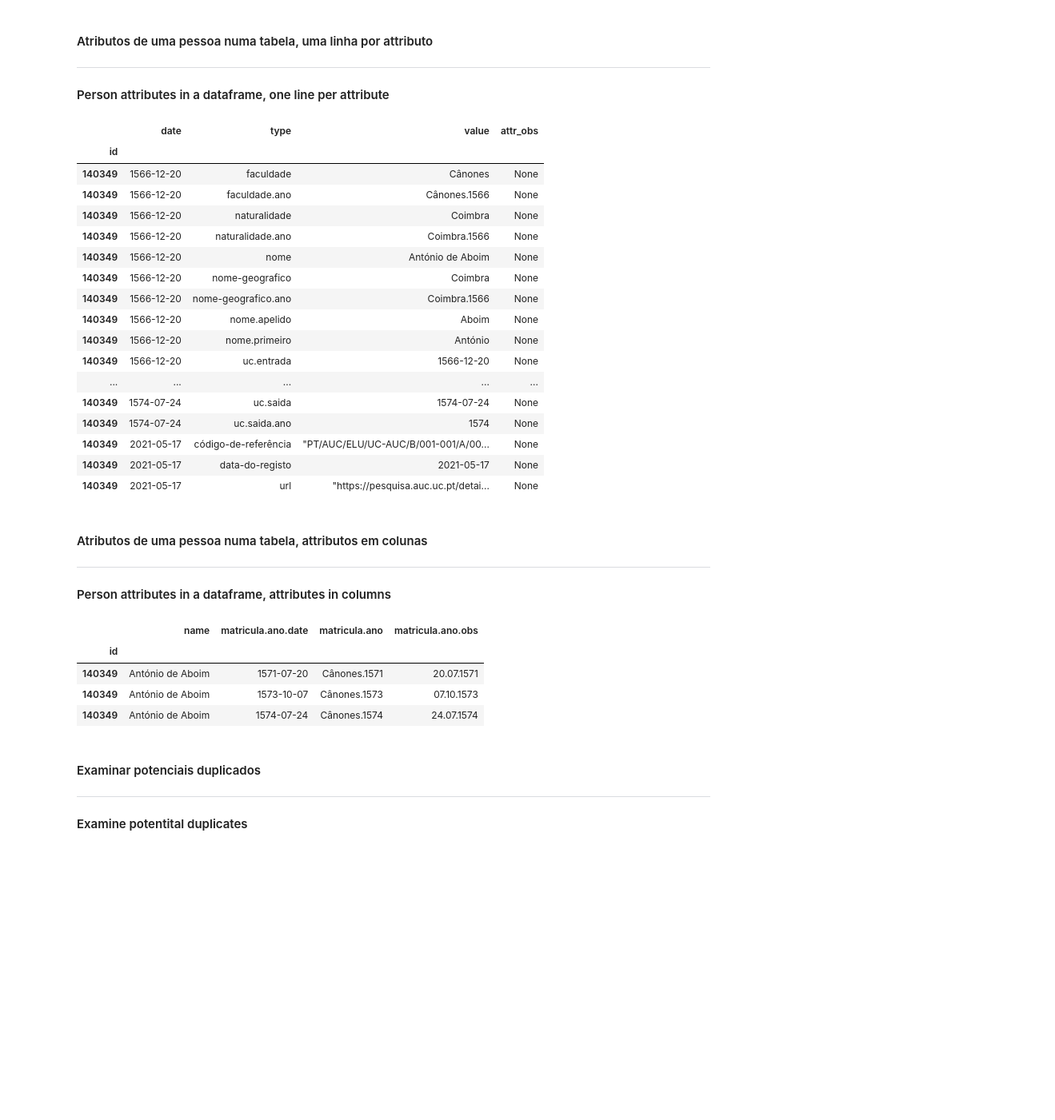
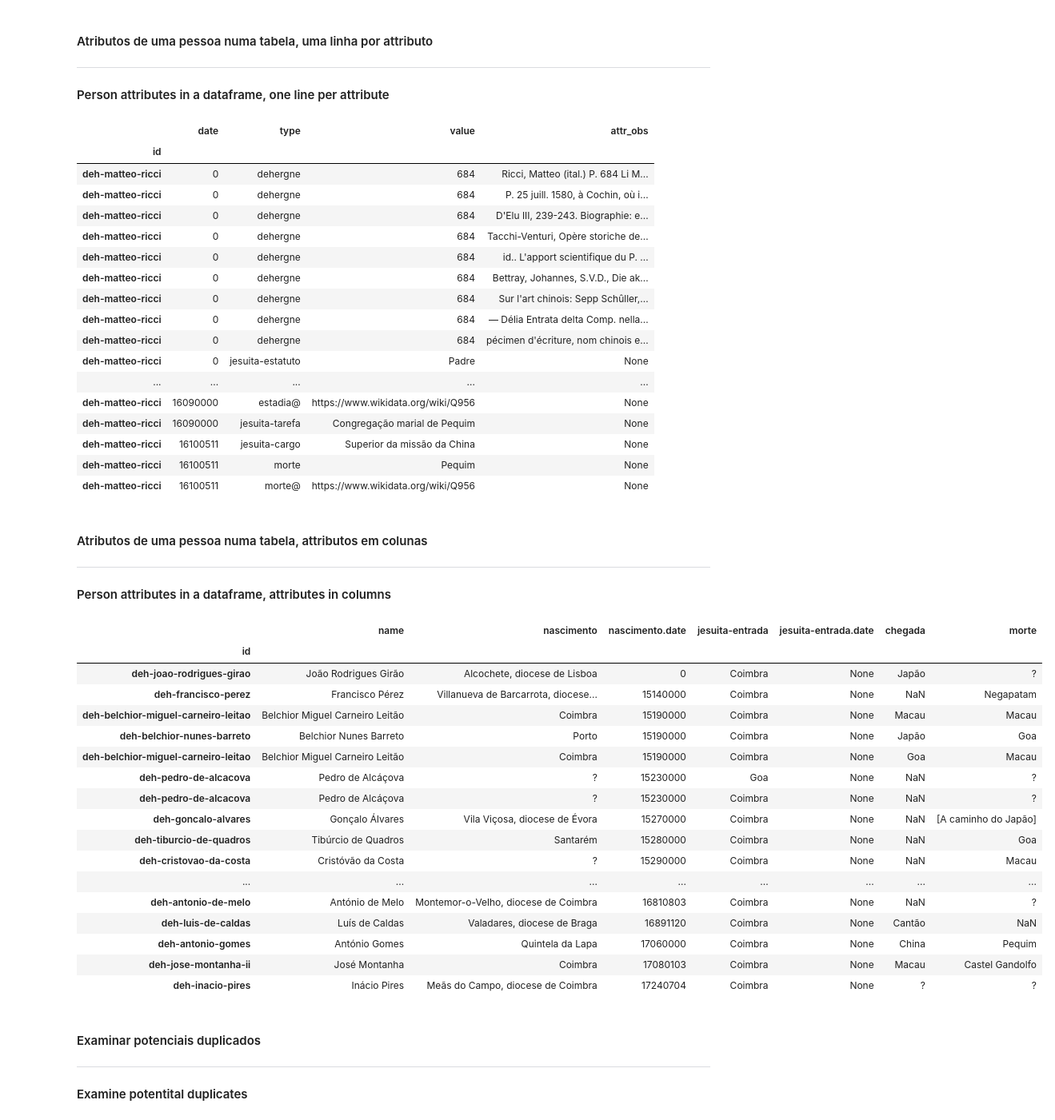
Before and after one commit to joaquimrcarvalho/dehergne-locations, a Jupyter notebook: notebooks/1-receipts.ipynb, the cells around one changed output. Shown at 80% size. Cells and saved outputs as stored; diff of their text form; code cells hidden in the pictures; blank space fills up the shorter version.

```diff
--- a/notebooks/1-receipts.ipynb
+++ b/notebooks/1-receipts.ipynb
@@ -479,12 +499,13 @@ from timelink.pandas import entities_with_attribute
 # Get list of people with with a certain value in a specific attribute
 df = entities_with_attribute(
                     entity_type='person',
-                    the_type='naturalidade',
+                    the_type='jesuita-entrada',
                     the_value='Coimbra',
                     more_info=['name','sex'],
-                    name_like='% Aboim',
-                    more_cols=['faculdade','uc.entrada','uc.saida'],
+                    name_like='%',
+                    more_cols=['nascimento','morte'],
                     db=tlnb.db,
                     sql_echo=False)
+conimbricensis = df.index.values
 df.info()
 # %% [output]
@@ -744,28 +774,28 @@ from timelink.pandas import group_attributes as person_attributes
 
 pd.set_option('display.max_rows',1000)
 
-id = '140349'
+id = 'deh-matteo-ricci'
 pdf = person_attributes([id],db=tlnb.db)  # note id in a list
 pdf[['date','type','value','attr_obs']].sort_values(['date','type'])
 # %% [output]
 |  | date | type | value | attr_obs |
 | id |  |  |  |  |
-| 140349 | 1566-12-20 | faculdade | Cânones | None |
-| 140349 | 1566-12-20 | faculdade.ano | Cânones.1566 | None |
-| 140349 | 1566-12-20 | naturalidade | Coimbra | None |
-| 140349 | 1566-12-20 | naturalidade.ano | Coimbra.1566 | None |
-| 140349 | 1566-12-20 | nome | António de Aboim | None |
-| 140349 | 1566-12-20 | nome-geografico | Coimbra | None |
-| 140349 | 1566-12-20 | nome-geografico.ano | Coimbra.1566 | None |
-| 140349 | 1566-12-20 | nome.apelido | Aboim | None |
-| 140349 | 1566-12-20 | nome.primeiro | António | None |
-| 140349 | 1566-12-20 | uc.entrada | 1566-12-20 | None |
+| deh-matteo-ricci | 0 | dehergne | 684 | Ricci, Matteo (ital.) P. 684 Li M... |
+| deh-matteo-ricci | 0 | dehergne | 684 | P. 25 juill. 1580, à Cochin, où i... |
+| deh-matteo-ricci | 0 | dehergne | 684 | D'Elu III, 239-243. Biographie: e... |
+| deh-matteo-ricci | 0 | dehergne | 684 | Tacchi-Venturi, Opère storiche de... |
+| deh-matteo-ricci | 0 | dehergne | 684 | id.. L'apport scientifique du P. ... |
+| deh-matteo-ricci | 0 | dehergne | 684 | Bettray, Johannes, S.V.D., Die ak... |
+| deh-matteo-ricci | 0 | dehergne | 684 | Sur l'art chinois: Sepp Schûller,... |
+| deh-matteo-ricci | 0 | dehergne | 684 | — Délia Entrata delta Comp. nella... |
+| deh-matteo-ricci | 0 | dehergne | 684 | pécimen d'écriture, nom chinois e... |
+| deh-matteo-ricci | 0 | jesuita-estatuto | Padre | None |
 | ... | ... | ... | ... | ... |
-| 140349 | 1574-07-24 | uc.saida | 1574-07-24 | None |
-| 140349 | 1574-07-24 | uc.saida.ano | 1574 | None |
-| 140349 | 2021-05-17 | código-de-referência | "PT/AUC/ELU/UC-AUC/B/001-001/A/00... | None |
-| 140349 | 2021-05-17 | data-do-registo | 2021-05-17 | None |
-| 140349 | 2021-05-17 | url | "https://pesquisa.auc.uc.pt/detai... | None |
+| deh-matteo-ricci | 16090000 | estadia@ | https://www.wikidata.org/wiki/Q956 | None |
+| deh-matteo-ricci | 16090000 | jesuita-tarefa | Congregação marial de Pequim | None |
+| deh-matteo-ricci | 16100511 | jesuita-cargo | Superior da missão da China | None |
+| deh-matteo-ricci | 16100511 | morte | Pequim | None |
+| deh-matteo-ricci | 16100511 | morte@ | https://www.wikidata.org/wiki/Q956 | None |
 # %% [markdown]
 #### Atributos de uma pessoa numa tabela, attributos em colunas
 
@@ -775,22 +805,35 @@ pdf[['date','type','value','attr_obs']].sort_values(['date','type'])
 # %%
 # Get list of people with with a certain value in a specific attribute
 
 df = entities_with_attribute(
                     entity_type='person',
-                    the_type='uc.entrada',  # we need a base attribute
+                    the_type='jesuita-entrada',  # we need a base attribute
                     more_info=['name','sex'],
-                    more_cols=['instituta','matricula.faculdade','matricula.ano'],
-                    filter_by=[140349],
+                    more_cols=['jesuita-entrada.date','nascimento','chegada','morte'],
+                    filter_by=conimbricensis,
                     db=tlnb.db,
                     sql_echo=False)
-view_cols = ['name','matricula.ano.date','matricula.ano','matricula.ano.obs']
-df[view_cols].sort_values('matricula.ano.date')
+view_cols = ['name','nascimento','nascimento.date','jesuita-entrada','jesuita-entrada.date','chegada','morte']
+df[view_cols].sort_values('nascimento.date')
 # %% [output]
-|  | name | matricula.ano.date | matricula.ano | matricula.ano.obs |
-| id |  |  |  |  |
-| 140349 | António de Aboim | 1571-07-20 | Cânones.1571 | 20.07.1571 |
-| 140349 | António de Aboim | 1573-10-07 | Cânones.1573 | 07.10.1573 |
-| 140349 | António de Aboim | 1574-07-24 | Cânones.1574 | 24.07.1574 |
+|  | name | nascimento | nascimento.date | jesuita-entrada | jesuita-entrada.date | chegada | morte |
+| id |  |  |  |  |  |  |  |
+| deh-joao-rodrigues-girao | João Rodrigues Girão | Alcochete, diocese de Lisboa | 0 | Coimbra | None | Japão | ? |
+| deh-francisco-perez | Francisco Pérez | Villanueva de Barcarrota, diocese... | 15140000 | Coimbra | None | NaN | Negapatam |
+| deh-belchior-miguel-carneiro-leitao | Belchior Miguel Carneiro Leitão | Coimbra | 15190000 | Coimbra | None | Macau | Macau |
+| deh-belchior-nunes-barreto | Belchior Nunes Barreto | Porto | 15190000 | Coimbra | None | Japão | Goa |
+| deh-belchior-miguel-carneiro-leitao | Belchior Miguel Carneiro Leitão | Coimbra | 15190000 | Coimbra | None | Goa | Macau |
+| deh-pedro-de-alcacova | Pedro de Alcáçova | ? | 15230000 | Goa | None | NaN | ? |
+| deh-pedro-de-alcacova | Pedro de Alcáçova | ? | 15230000 | Coimbra | None | NaN | ? |
+| deh-goncalo-alvares | Gonçalo Álvares | Vila Viçosa, diocese de Évora | 15270000 | Coimbra | None | NaN | [A caminho do Japão] |
+| deh-tiburcio-de-quadros | Tibúrcio de Quadros | Santarém | 15280000 | Coimbra | None | NaN | Goa |
+| deh-cristovao-da-costa | Cristóvão da Costa | ? | 15290000 | Coimbra | None | NaN | Macau |
+| ... | ... | ... | ... | ... | ... | ... | ... |
+| deh-antonio-de-melo | António de Melo | Montemor-o-Velho, diocese de Coimbra | 16810803 | Coimbra | None | NaN | ? |
+| deh-luis-de-caldas | Luís de Caldas | Valadares, diocese de Braga | 16891120 | Coimbra | None | Cantão | NaN |
+| deh-antonio-gomes | António Gomes | Quintela da Lapa | 17060000 | Coimbra | None | China | Pequim |
+| deh-jose-montanha-ii | José Montanha | Coimbra | 17080103 | Coimbra | None | Macau | Castel Gandolfo |
+| deh-inacio-pires | Inácio Pires | Meãs do Campo, diocese de Coimbra | 17240704 | Coimbra | None | ? | ? |
 # %% [markdown]
 #### Examinar potenciais duplicados
 
```
Also changed, not shown: parts of 19 cells of this notebook.
